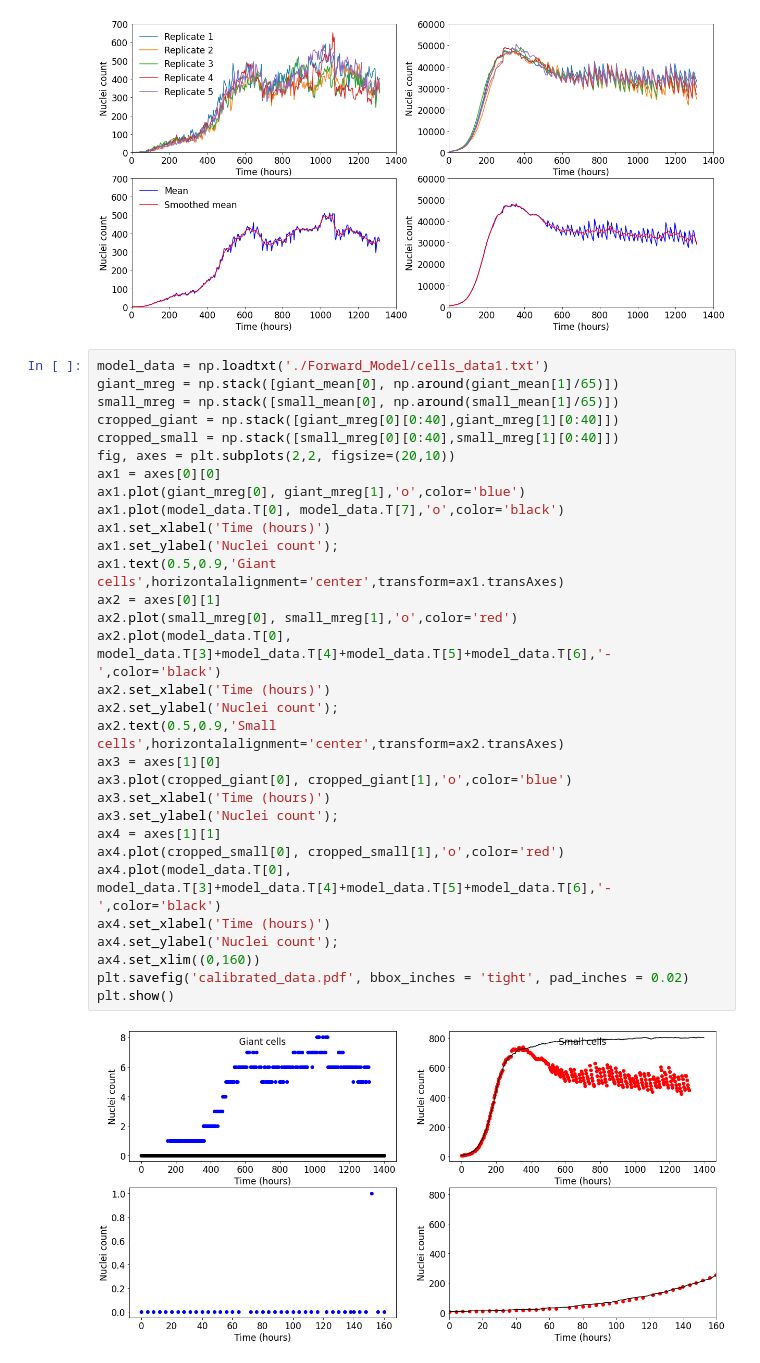
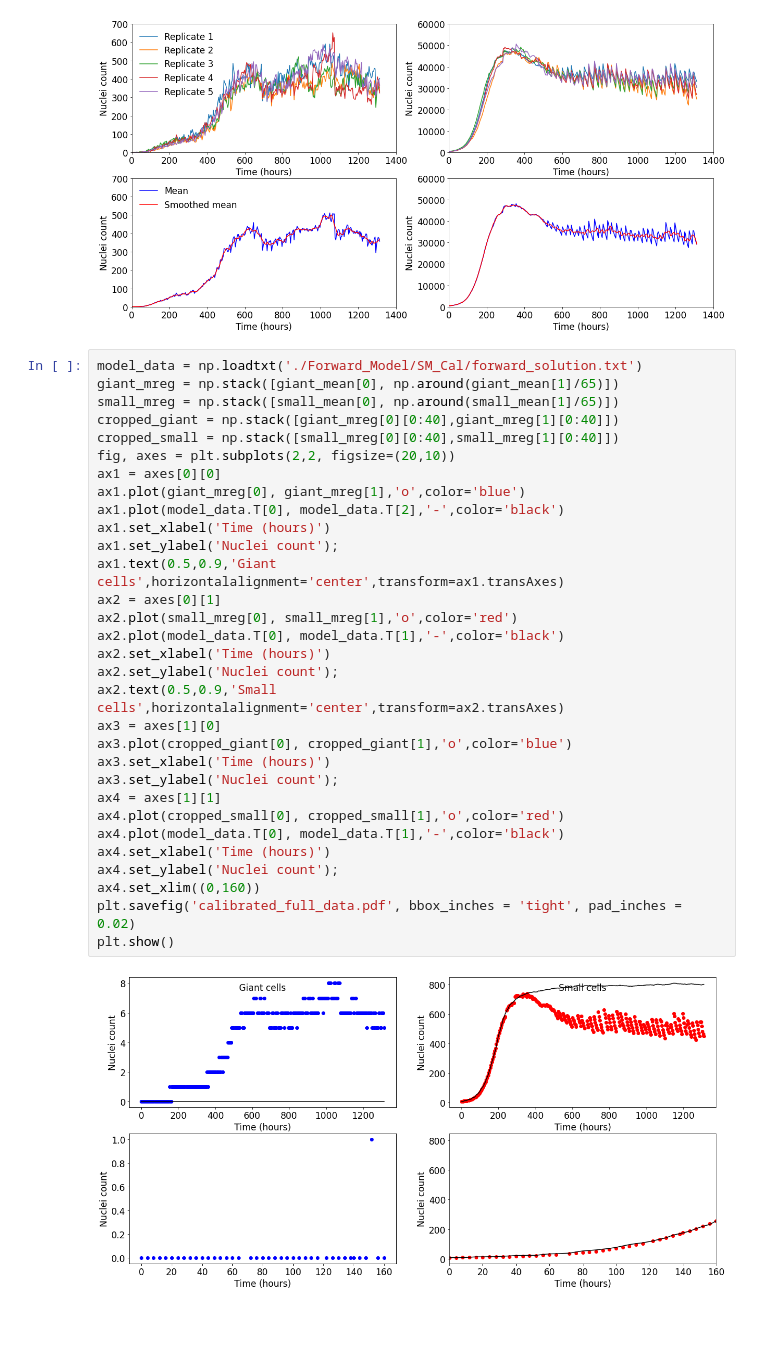
Before and after one commit to Ernesto-Lima/GiantABM, a Jupyter notebook: model_and_data.ipynb, the cells around one changed output. Saved outputs shown, nothing was run; the diff lists cells and outputs as text; blank space fills up the shorter version.

```diff
--- a/model_and_data.ipynb
+++ b/model_and_data.ipynb
@@ -48,35 +48,35 @@ plt.show()
 # %% [output]
 [figure]
 # %%
-model_data = np.loadtxt('./Forward_Model/cells_data1.txt')
+model_data = np.loadtxt('./Forward_Model/SM_Cal/forward_solution.txt')
 giant_mreg = np.stack([giant_mean[0], np.around(giant_mean[1]/65)])
 small_mreg = np.stack([small_mean[0], np.around(small_mean[1]/65)])
 cropped_giant = np.stack([giant_mreg[0][0:40],giant_mreg[1][0:40]])
 cropped_small = np.stack([small_mreg[0][0:40],small_mreg[1][0:40]])
 fig, axes = plt.subplots(2,2, figsize=(20,10))
 ax1 = axes[0][0]
 ax1.plot(giant_mreg[0], giant_mreg[1],'o',color='blue')
-ax1.plot(model_data.T[0], model_data.T[7],'o',color='black')
+ax1.plot(model_data.T[0], model_data.T[2],'-',color='black')
 ax1.set_xlabel('Time (hours)')
 ax1.set_ylabel('Nuclei count');
 ax1.text(0.5,0.9,'Giant cells',horizontalalignment='center',transform=ax1.transAxes)
 ax2 = axes[0][1]
 ax2.plot(small_mreg[0], small_mreg[1],'o',color='red')
-ax2.plot(model_data.T[0], model_data.T[3]+model_data.T[4]+model_data.T[5]+model_data.T[6],'-',color='black')
+ax2.plot(model_data.T[0], model_data.T[1],'-',color='black')
 ax2.set_xlabel('Time (hours)')
 ax2.set_ylabel('Nuclei count');
 ax2.text(0.5,0.9,'Small cells',horizontalalignment='center',transform=ax2.transAxes)
 ax3 = axes[1][0]
 ax3.plot(cropped_giant[0], cropped_giant[1],'o',color='blue')
 ax3.set_xlabel('Time (hours)')
 ax3.set_ylabel('Nuclei count');
 ax4 = axes[1][1]
 ax4.plot(cropped_small[0], cropped_small[1],'o',color='red')
-ax4.plot(model_data.T[0], model_data.T[3]+model_data.T[4]+model_data.T[5]+model_data.T[6],'-',color='black')
+ax4.plot(model_data.T[0], model_data.T[1],'-',color='black')
 ax4.set_xlabel('Time (hours)')
 ax4.set_ylabel('Nuclei count');
 ax4.set_xlim((0,160))
-plt.savefig('calibrated_data.pdf', bbox_inches = 'tight', pad_inches = 0.02)
+plt.savefig('calibrated_full_data.pdf', bbox_inches = 'tight', pad_inches = 0.02)
 plt.show()
 # %% [output]
-[figure, old version]
+[figure, new version]
```
Also changed, not shown: parts of 2 cells of this notebook, 7 other files.
